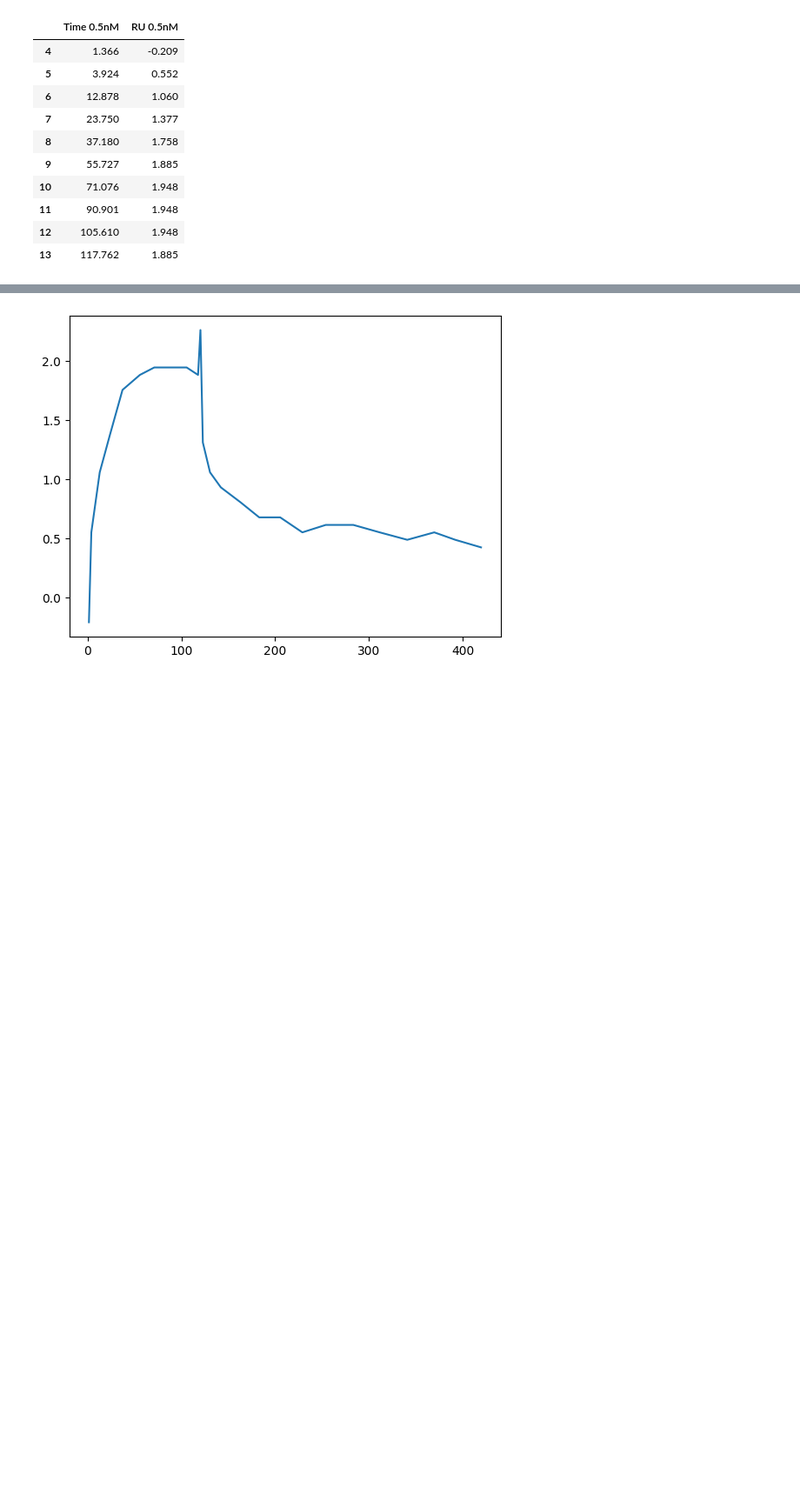
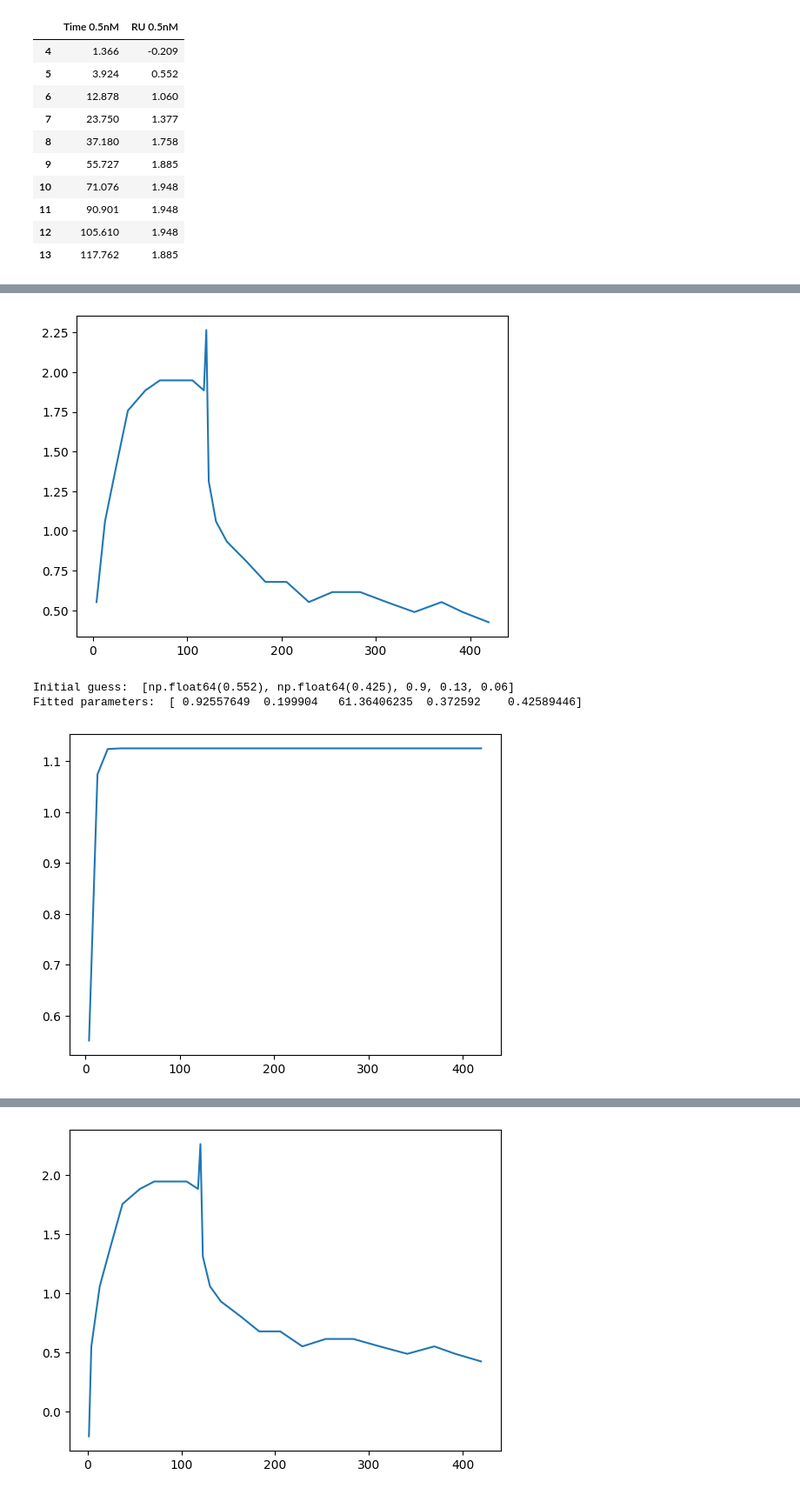
Before and after one commit to Ara101/Data_extraction_kinetic_signaling_data, a Jupyter notebook: code/python/rate_kinetics_0.ipynb, the cells around one changed output, grey strips where cells are left out. Shown at 87% size. Saved outputs shown, nothing was run; the diff lists cells and outputs as text; code cells hidden in the pictures; blank space fills up the shorter version.

```diff
--- a/code/python/rate_kinetics_0.ipynb
+++ b/code/python/rate_kinetics_0.ipynb
@@ -381,0 +432,36 @@ Fitted parameters:  [-1.66470400e+02  4.13407674e+01  2.00000000e-01  4.82363384
+# %%
+# test 0
+testFile105 = importCleanData("VEGFA165_NRP1_0.5-8nM_Lu2023.xlsx", "sheet1", ["Time 0.5nM", "RU 0.5nM"])
+# remove the first 4 rows
+testFile105 = testFile105.iloc[5:]
+testFile105
+# plot the data
+plt.plot(testFile105["Time 0.5nM"], testFile105["RU 0.5nM"])
+plt.show ()
+
+# Initial guess for the parameters
+y_initial = testFile105.iloc[0, 1]
+y_final = testFile105["RU 0.5nM"].iloc[-1]  # Extract the single value
+#initial_guess = [y_initial, y_final, 6e1, 0.5, 1]
+#initial_guess = [y_initial, y_final, 0.005 , 5.547311e+07, 0.008049]
+initial_guess = [y_initial, y_final, 0.9, 0.13, 0.06]
+#initial_guess = [y_initial, y_final, 0.5 , 0.15, 0.06]
+print("Initial guess: ", initial_guess)
+
+# data
+t_data = testFile105["Time 0.5nM"]
+response_data = testFile105["RU 0.5nM"]
+
+param_k, pcov_k = curve_fit(response_to_steady_state, t_data, response_data, p0=initial_guess)
+print("Fitted parameters: ", param_k)
+
+# plot the fitted data
+# created fitted response data
+fitted_response= response_to_steady_state(testFile105["Time 0.5nM"], *param_k)
+plt.plot(testFile105["Time 0.5nM"], fitted_response, label='Fitted Data')
+plt.show ()
+# %% [output]
+[figure, added]
+Initial guess:  [np.float64(0.552), np.float64(0.425), 0.9, 0.13, 0.06]
+Fitted parameters:  [ 0.92557649  0.199904   61.36406235  0.372592    0.42589446]
+[figure, added]
```
Also changed, not shown: parts of 9 cells of this notebook, 1 other file.
